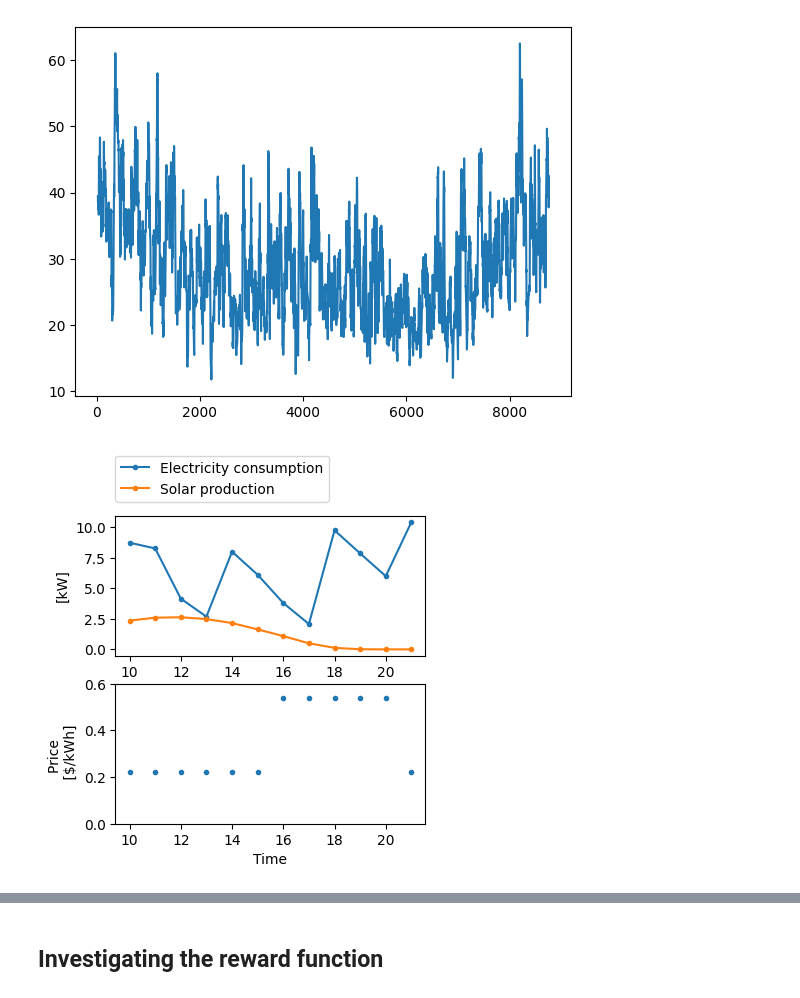
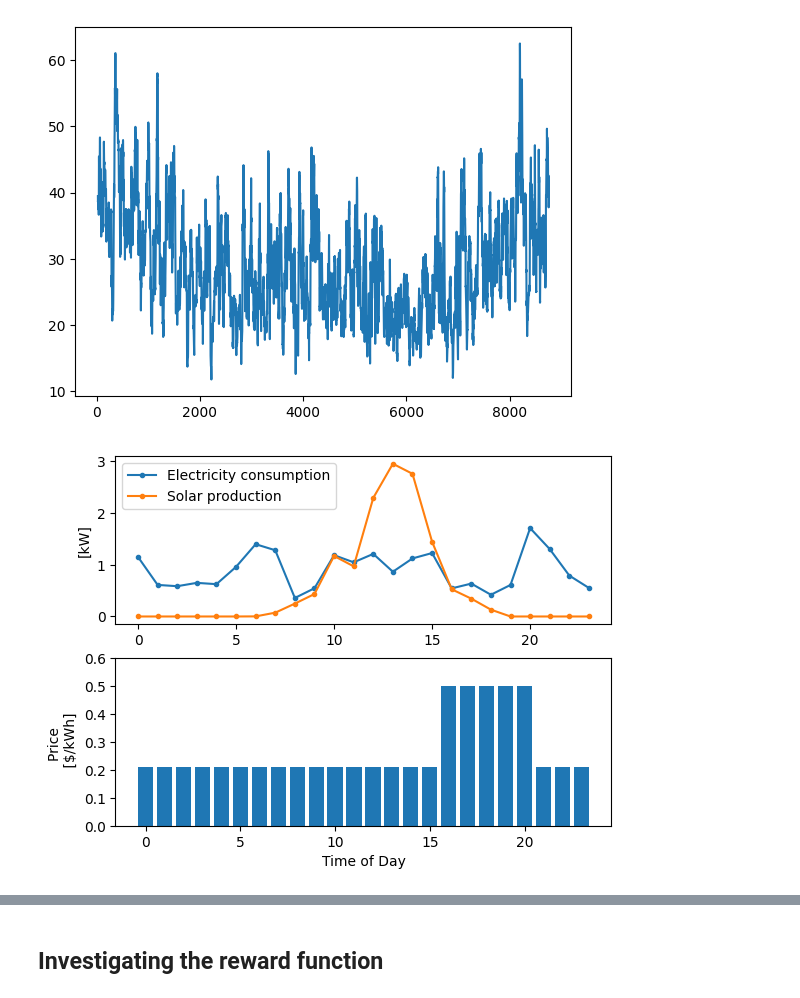
Before and after one commit to ludwigbald/msc-thesis, a Jupyter notebook: code/exploration/exploration.ipynb, the cells around one changed output, grey strips where cells are left out. Saved outputs shown, nothing was run; the diff lists cells and outputs as text; code cells hidden in the pictures.

```diff
--- a/code/exploration/exploration.ipynb
+++ b/code/exploration/exploration.ipynb
@@ -292,25 +292,26 @@ plt.plot(building1["Equipment Electric Power [kWh]"].rolling(24).sum())
 [figure]
 # %%
 # summary plot:
-start=24*0 + 10
-stop = 22 + 24*0
+start=24*250 + 0
+stop = 24 + 24*250
 
+x = range(stop-start)
 
 fig, ax = plt.subplots(2,1, sharex=False)
-fig.set_size_inches(4,4, forward=True)
-ax[1].plot(pricingtime["Electricity Pricing [$]"][start:stop] , ".")
+#fig.set_size_inches(4,4, forward=True)
+ax[1].bar(x, pricingtime["Electricity Pricing [$]"][start:stop])# , ".")
 ax[1].set_ylabel("Price \n [$/kWh]")
 ax[1].set_ylim((0,0.6))
+ax[1].set_xlabel(range(0,24))
 
+ax[0].plot(x, building1["Equipment Electric Power [kWh]"][start:stop], label="Electricity consumption", marker=".")
+ax[0].plot(x, building1["Solar Generation [W/kW]"][start:stop] * 4 / 1000, label="Solar production", marker=".")
+ax[0].set_ylabel("[kW]")
+ax[0].legend()
 
-ax[0].plot(building5["Equipment Electric Power [kWh]"][start:stop] * 4, label="Electricity consumption", marker=".")
-ax[0].plot(building5["Solar Generation [W/kW]"][start:stop] * 4 / 1000, label="Solar production", marker=".")
-ax[0].set_ylabel("[kW]")
-ax[0].legend(loc=(0,1.1))
+ax[1].set_xlabel("Time of Day")
 
-ax[1].set_xlabel("Time")
-
-plt.savefig("talk_obs.png",bbox_inches="tight")
+plt.savefig("talk_obs.png")#,bbox_inches="tight")
 plt.show()
 # %% [output]
-[figure, old version]
+[figure, new version]
```
Also changed, not shown: parts of 1 cell of this notebook, 11 other files.
